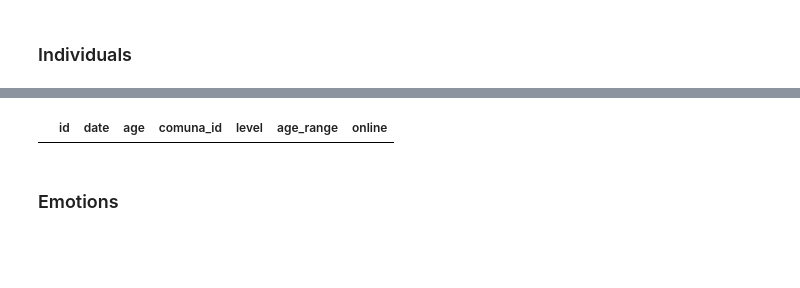
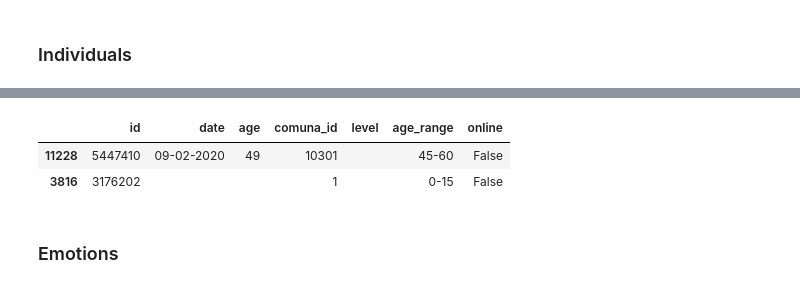
Before and after one commit to ECQQ/preprocessing, a Jupyter notebook: Pipeline.ipynb, the cells around one changed output, grey strips where cells are left out. Saved outputs shown, nothing was run; the diff lists cells and outputs as text; code cells hidden in the pictures; blank space fills up the shorter version.

```diff
--- a/Pipeline.ipynb
+++ b/Pipeline.ipynb
@@ -111,7 +111,12 @@ Wall time: 12 s
-# %%
-individuals_table.sample(2)
-# %% [output]
-|  | id | date | age | comuna_id | level | age_range | online |
+# %%
+out_dir = './out'
+os.makedirs(out_dir, exist_ok=True)
+
+individuals_table.sample(2)
+# %% [output]
+|  | id | date | age | comuna_id | level | age_range | online |
+| 11228 | 5447410 | 09-02-2020 | 49 | 10301 |  | 45-60 | False |
+| 3816 | 3176202 |  |  | 1 |  | 0-15 | False |
 # %%
 individuals_table.to_csv(os.path.join(out_dir, 'individuals.csv'), index=False)
 # %% [markdown]
```
Also changed, not shown: parts of 32 cells of this notebook, 15 other files.
